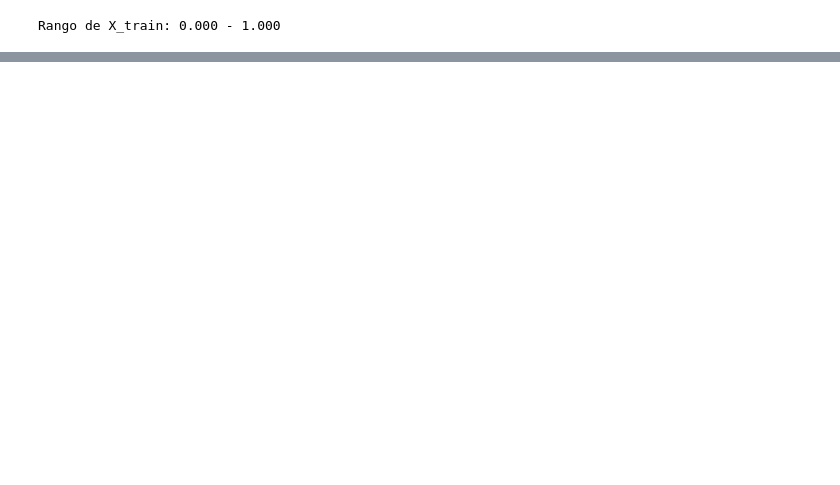
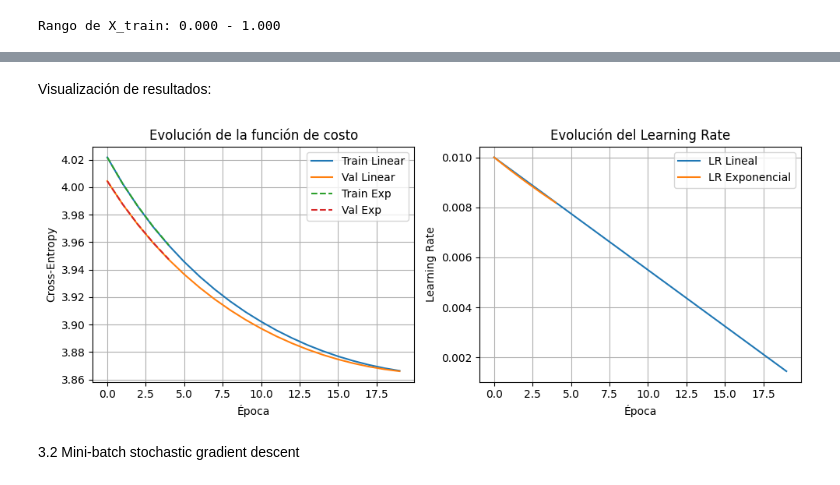
Before and after one commit to Lucaspini01/Machine-Learning, a Jupyter notebook: Tp3-Redes-Neuronales/Pini_Lucas_Notebook_TP3.ipynb, the cells around one changed output, grey strips where cells are left out. Saved outputs shown, nothing was run; the diff lists cells and outputs as text; code cells hidden in the pictures; blank space fills up the shorter version.

```diff
--- a/Tp3-Redes-Neuronales/Pini_Lucas_Notebook_TP3.ipynb
+++ b/Tp3-Redes-Neuronales/Pini_Lucas_Notebook_TP3.ipynb
@@ -102,0 +234,31 @@ plt.show()
+# %% [markdown]
+Visualización de resultados:
+# %%
+plt.figure(figsize=(10,4))
+
+plt.subplot(1,2,1)
+plt.plot(loss_tr_lin, label="Train Linear")
+plt.plot(loss_val_lin, label="Val Linear")
+plt.plot(loss_tr_exp, label="Train Exp", linestyle='--')
+plt.plot(loss_val_exp, label="Val Exp", linestyle='--')
+plt.xlabel("Época")
+plt.ylabel("Cross-Entropy")
+plt.title("Evolución de la función de costo")
+plt.legend()
+plt.grid(True)
+
+plt.subplot(1,2,2)
+plt.plot(lrs_lin, label="LR Lineal")
+plt.plot(lrs_exp, label="LR Exponencial")
+plt.xlabel("Época")
+plt.ylabel("Learning Rate")
+plt.title("Evolución del Learning Rate")
+plt.legend()
+plt.grid(True)
+
+plt.tight_layout()
+plt.show()
+# %% [output]
+[figure, added]
+# %% [markdown]
+3.2 Mini-batch stochastic gradient descent
```
Also changed, not shown: parts of 36 cells of this notebook, 2 other files.
